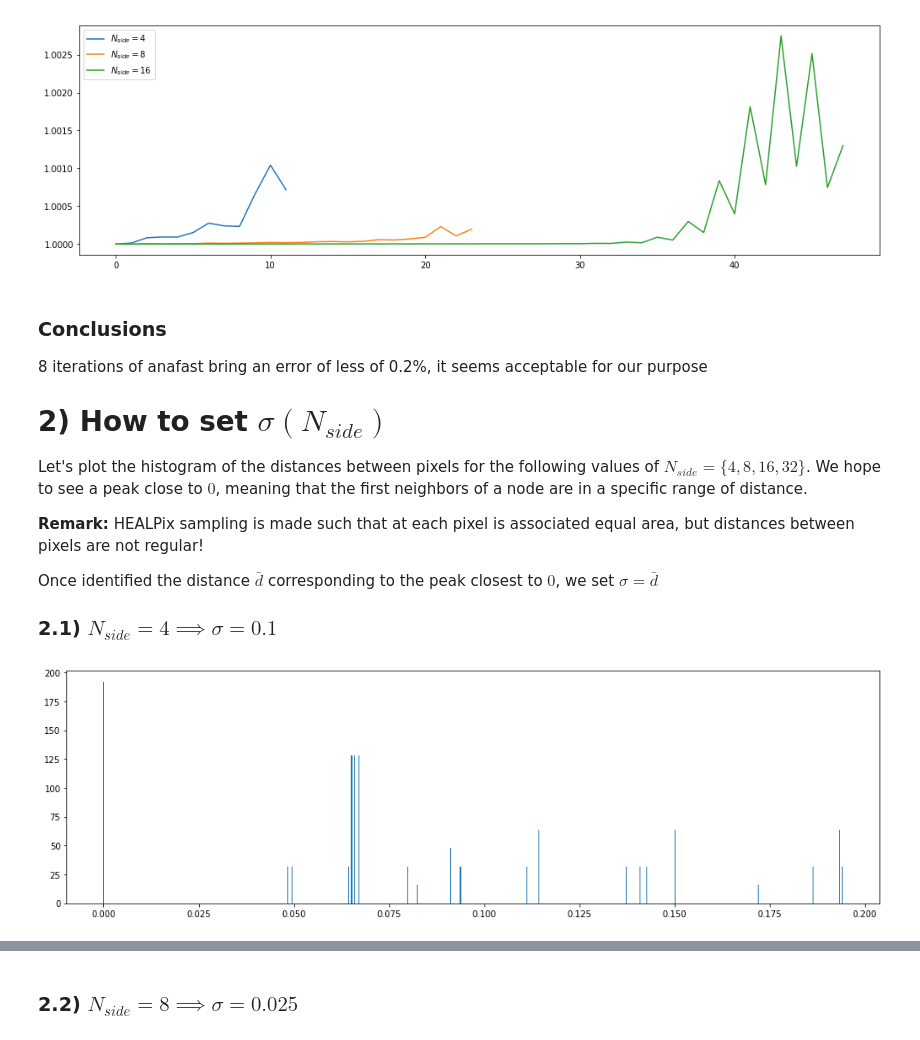
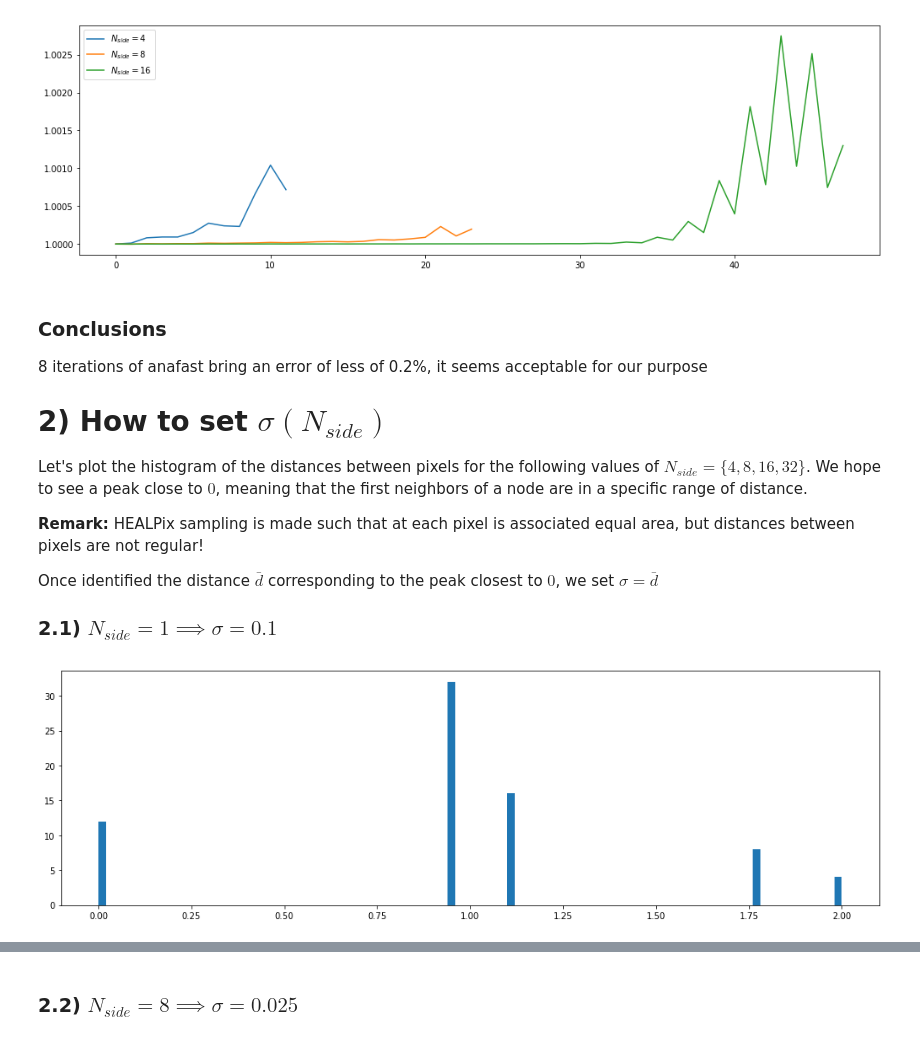
Before and after one commit to MartMilani/PDM, a Jupyter notebook: codes/06_good_std_dev.ipynb, the cells around one changed output, grey strips where cells are left out. Cells and saved outputs as stored; diff of their text form; code cells hidden in the pictures.

```diff
--- a/codes/06_good_std_dev.ipynb
+++ b/codes/06_good_std_dev.ipynb
@@ -91,8 +91,9 @@ __Remark:__ HEALPix sampling is made such that at each pixel is associated equal
 
 Once identified the distance $\bar d$ corresponding to the peak closest to $0$, we set $\sigma=\bar d$
 
-### 2.1) $N_{side}=4 \implies \sigma=0.1$
+### 2.1) $N_{side}=1 \implies \sigma=0.1$
 # %%
-utils.full_healpix_weightmatrix(nside=4, dtype=np.float32, std=0.005, plot=True, max_plot=0.2);
+utils.full_healpix_weightmatrix(nside=1, dtype=np.float32, std=0.005, plot=True, max_plot=2);
+plt.savefig('06_figures/hist_1')
 # %% [output]
-[figure, old version]
+[figure, new version]
```
Also changed, not shown: parts of 24 cells of this notebook, 16 other files.
